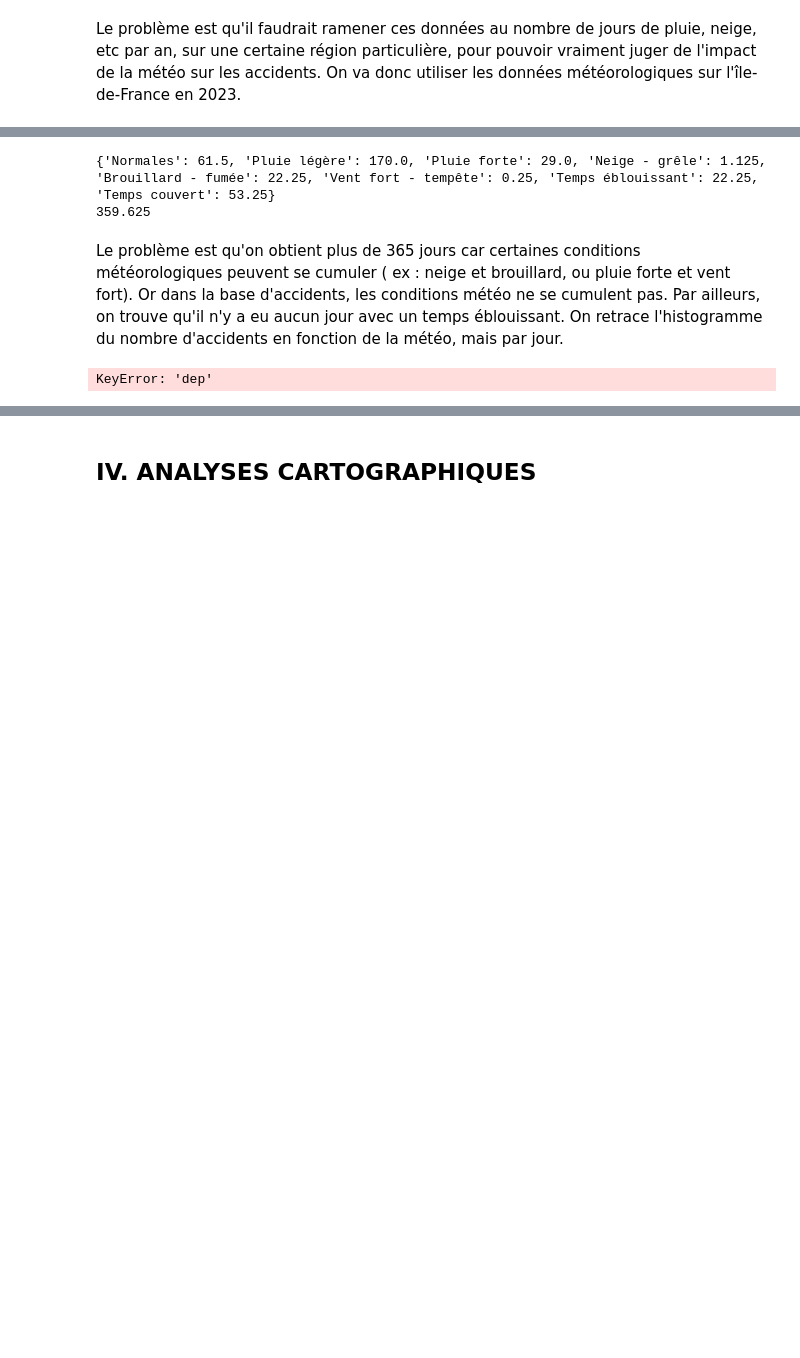
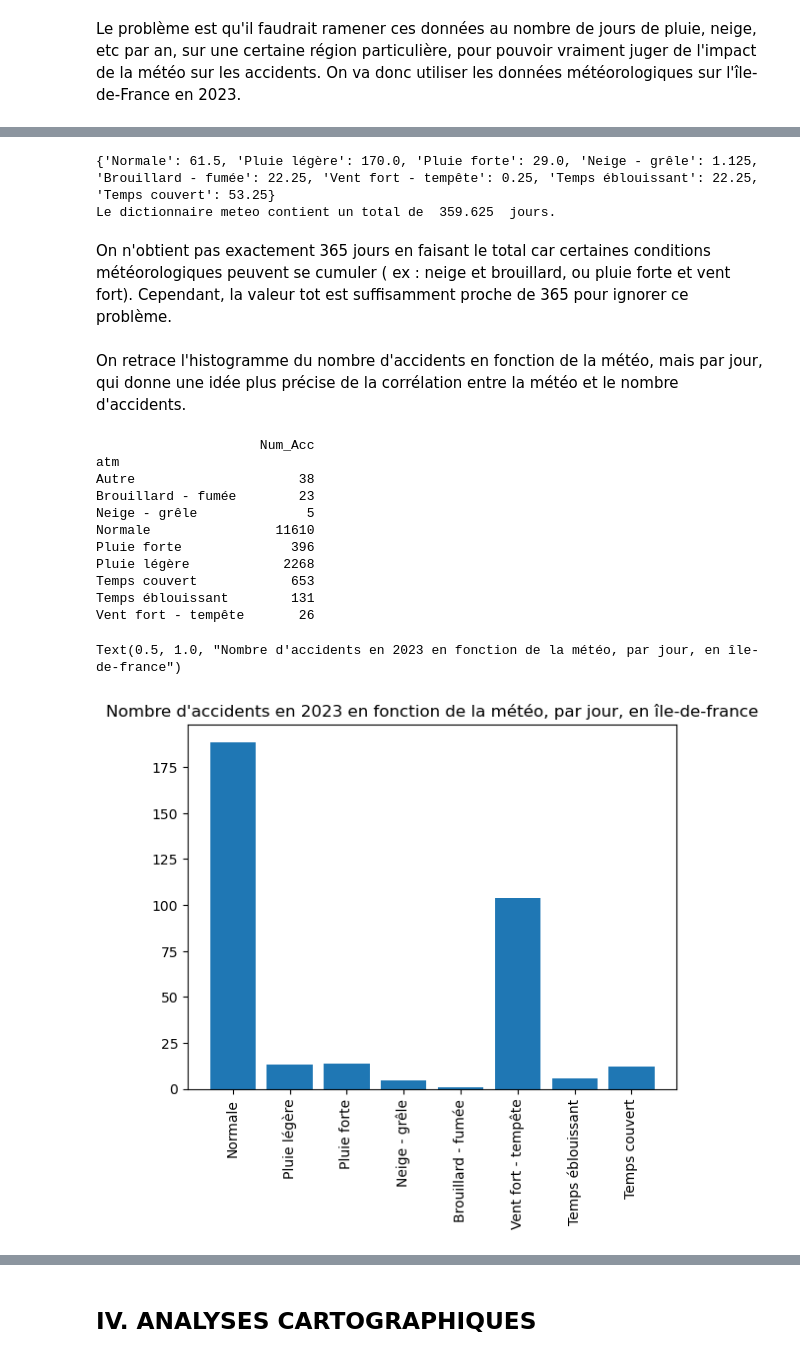
Before and after one commit to celineferbach/Projet-accidents-de-la-route, a Jupyter notebook: importation.ipynb, the cells around one changed output, grey strips where cells are left out. Cells and saved outputs as stored; diff of their text form; code cells hidden in the pictures; blank space fills up the shorter version.

```diff
--- a/importation.ipynb
+++ b/importation.ipynb
@@ -915,5 +936,5 @@ On considère que le temps est éblouissant si GLOT > 5000 J/cm2 et couvert si G
 # %%
-meteo_75 = { "Normales" : 0, "Pluie légère" : 0, "Pluie forte" : 0, "Neige - grêle" : 0, "Brouillard - fumée" : 0,
+meteo_75 = { "Normale" : 0, "Pluie légère" : 0, "Pluie forte" : 0, "Neige - grêle" : 0, "Brouillard - fumée" : 0,
 "Vent fort - tempête" : 0, "Temps éblouissant" : 0, "Temps couvert" : 0}
 
 meteo_75["Neige - grêle"] = df_meteo_75.loc[(df_meteo_75['NEIG'] == 1) |
@@ -927,7 +948,7 @@ meteo_75["Pluie forte"] = df_meteo_75.loc[df_meteo_75['RR'] >= 8].shape[0]
 meteo_75["Pluie légère"] = df_meteo_75.loc[(df_meteo_75['RR'] >= 0.1) & (df_meteo_75['RR'] < 8)].shape[0]
 meteo_75["Temps éblouissant"] = df_meteo_75.loc[df_meteo_75['GLOT'] > 2500].shape[0]
 meteo_75["Temps couvert"] = df_meteo_75.loc[(df_meteo_75['GLOT'] < 400) & (df_meteo_75['GLOT'] != -1)].shape[0]
-meteo_75["Normales"] = df_meteo_75.loc[(df_meteo_75['NEIG'] != 1) & (df_meteo_75['SOLNEIGE'] != 1) &
+meteo_75["Normale"] = df_meteo_75.loc[(df_meteo_75['NEIG'] != 1) & (df_meteo_75['SOLNEIGE'] != 1) &
                                         (df_meteo_75['GRELE'] != 1) & (df_meteo_75['BROU'] != 1) &
                                         (df_meteo_75['FUMEE'] != 1) & (df_meteo_75['BRUME'] != 1) &
                                         (df_meteo_75['FFM'] < 10) & (df_meteo_75['RR'] < 0.1) &
@@ -935,7 +956,7 @@ meteo_75["Normales"] = df_meteo_75.loc[(df_meteo_75['NEIG'] != 1) & (df_meteo_75
                                         (df_meteo_75['GLOT'] == -1))].shape[0]
 
 
-meteo_77 = { "Normales" : 0, "Pluie légère" : 0, "Pluie forte" : 0, "Neige - grêle" : 0, "Brouillard - fumée" : 0,
+meteo_77 = { "Normale" : 0, "Pluie légère" : 0, "Pluie forte" : 0, "Neige - grêle" : 0, "Brouillard - fumée" : 0,
 "Vent fort - tempête" : 0, "Temps éblouissant" : 0, "Temps couvert" : 0}
 
 meteo_77["Neige - grêle"] = df_meteo_77.loc[(df_meteo_77['NEIG'] == 1) |
@@ -949,7 +970,7 @@ meteo_77["Pluie forte"] = df_meteo_77.loc[df_meteo_77['RR'] >= 8].shape[0]
 meteo_77["Pluie légère"] = df_meteo_77.loc[(df_meteo_77['RR'] >= 0.1) & (df_meteo_77['RR'] < 8)].shape[0]
 meteo_77["Temps éblouissant"] = df_meteo_77.loc[df_meteo_77['GLOT'] > 2500].shape[0]
 meteo_77["Temps couvert"] = df_meteo_77.loc[(df_meteo_77['GLOT'] < 400) & (df_meteo_77['GLOT'] != -1)].shape[0]
-meteo_77["Normales"] = df_meteo_77.loc[(df_meteo_77['NEIG'] != 1) & (df_meteo_77['SOLNEIGE'] != 1) &
+meteo_77["Normale"] = df_meteo_77.loc[(df_meteo_77['NEIG'] != 1) & (df_meteo_77['SOLNEIGE'] != 1) &
                                         (df_meteo_77['GRELE'] != 1) & (df_meteo_77['BROU'] != 1) &
                                         (df_meteo_77['FUMEE'] != 1) & (df_meteo_77['BRUME'] != 1) &
                                         (df_meteo_77['FFM'] < 10) & (df_meteo_77['RR'] < 0.1) &
@@ -957,7 +978,7 @@ meteo_77["Normales"] = df_meteo_77.loc[(df_meteo_77['NEIG'] != 1) & (df_meteo_77
                                         (df_meteo_77['GLOT'] == -1))].shape[0]
 
 
-meteo_78 = { "Normales" : 0, "Pluie légère" : 0, "Pluie forte" : 0, "Neige - grêle" : 0, "Brouillard - fumée" : 0,
+meteo_78 = { "Normale" : 0, "Pluie légère" : 0, "Pluie forte" : 0, "Neige - grêle" : 0, "Brouillard - fumée" : 0,
 "Vent fort - tempête" : 0, "Temps éblouissant" : 0, "Temps couvert" : 0}
 
 meteo_78["Neige - grêle"] = df_meteo_78.loc[(df_meteo_78['NEIG'] == 1) |
@@ -971,14 +992,14 @@ meteo_78["Pluie forte"] = df_meteo_78.loc[df_meteo_78['RR'] >= 8].shape[0]
 meteo_78["Pluie légère"] = df_meteo_78.loc[(df_meteo_78['RR'] >= 0.1) & (df_meteo_78['RR'] < 8)].shape[0]
 meteo_78["Temps éblouissant"] = df_meteo_78.loc[df_meteo_78['GLOT'] > 2500].shape[0]
 meteo_78["Temps couvert"] = df_meteo_78.loc[(df_meteo_78['GLOT'] < 400) & (df_meteo_78['GLOT'] != -1)].shape[0]
-meteo_78["Normales"] = df_meteo_78.loc[(df_meteo_78['NEIG'] != 1) & (df_meteo_78['SOLNEIGE'] != 1) &
+meteo_78["Normale"] = df_meteo_78.loc[(df_meteo_78['NEIG'] != 1) & (df_meteo_78['SOLNEIGE'] != 1) &
                                         (df_meteo_78['GRELE'] != 1) & (df_meteo_78['BROU'] != 1) &
                                         (df_meteo_78['FUMEE'] != 1) & (df_meteo_78['BRUME'] != 1) &
                                         (df_meteo_78['FFM'] < 10) & (df_meteo_78['RR'] < 0.1) &
                                         (((df_meteo_78['GLOT'] >= 400) & (df_meteo_78['GLOT'] <= 2500)) |
                                         (df_meteo_78['GLOT'] == -1))].shape[0]
 
-meteo_91 = { "Normales" : 0, "Pluie légère" : 0, "Pluie forte" : 0, "Neige - grêle" : 0, "Brouillard - fumée" : 0,
+meteo_91 = { "Normale" : 0, "Pluie légère" : 0, "Pluie forte" : 0, "Neige - grêle" : 0, "Brouillard - fumée" : 0,
 "Vent fort - tempête" : 0, "Temps éblouissant" : 0, "Temps couvert" : 0}
 
 meteo_91["Neige - grêle"] = df_meteo_91.loc[(df_meteo_91['NEIG'] == 1) |
@@ -992,14 +1013,14 @@ meteo_91["Pluie forte"] = df_meteo_91.loc[df_meteo_91['RR'] >= 8].shape[0]
 meteo_91["Pluie légère"] = df_meteo_91.loc[(df_meteo_91['RR'] >= 0.1) & (df_meteo_91['RR'] < 8)].shape[0]
 meteo_91["Temps éblouissant"] = df_meteo_91.loc[df_meteo_91['GLOT'] > 2500].shape[0]
 meteo_91["Temps couvert"] = df_meteo_91.loc[(df_meteo_91['GLOT'] < 400) & (df_meteo_91['GLOT'] != -1)].shape[0]
-meteo_91["Normales"] = df_meteo_91.loc[(df_meteo_91['NEIG'] != 1) & (df_meteo_91['SOLNEIGE'] != 1) &
+meteo_91["Normale"] = df_meteo_91.loc[(df_meteo_91['NEIG'] != 1) & (df_meteo_91['SOLNEIGE'] != 1) &
                                         (df_meteo_91['GRELE'] != 1) & (df_meteo_91['BROU'] != 1) &
                                         (df_meteo_91['FUMEE'] != 1) & (df_meteo_91['BRUME'] != 1) &
                                         (df_meteo_91['FFM'] < 10) & (df_meteo_91['RR'] < 0.1) &
                                         (((df_meteo_91['GLOT'] >= 400) & (df_meteo_91['GLOT'] <= 2500)) |
                                         (df_meteo_91['GLOT'] == -1))].shape[0]
 
-meteo_92 = { "Normales" : 0, "Pluie légère" : 0, "Pluie forte" : 0, "Neige - grêle" : 0, "Brouillard - fumée" : 0,
+meteo_92 = { "Normale" : 0, "Pluie légère" : 0, "Pluie forte" : 0, "Neige - grêle" : 0, "Brouillard - fumée" : 0,
 "Vent fort - tempête" : 0, "Temps éblouissant" : 0, "Temps couvert" : 0}
 
 meteo_92["Neige - grêle"] = df_meteo_92.loc[(df_meteo_92['NEIG'] == 1) |
@@ -1013,14 +1034,14 @@ meteo_92["Pluie forte"] = df_meteo_92.loc[df_meteo_92['RR'] >= 8].shape[0]
 meteo_92["Pluie légère"] = df_meteo_92.loc[(df_meteo_92['RR'] >= 0.1) & (df_meteo_92['RR'] < 8)].shape[0]
 meteo_92["Temps éblouissant"] = df_meteo_92.loc[df_meteo_92['GLOT'] > 2500].shape[0]
 meteo_92["Temps couvert"] = df_meteo_92.loc[(df_meteo_92['GLOT'] < 400) & (df_meteo_92['GLOT'] != -1)].shape[0]
-meteo_92["Normales"] = df_meteo_92.loc[(df_meteo_92['NEIG'] != 1) & (df_meteo_92['SOLNEIGE'] != 1) &
+meteo_92["Normale"] = df_meteo_92.loc[(df_meteo_92['NEIG'] != 1) & (df_meteo_92['SOLNEIGE'] != 1) &
                                         (df_meteo_92['GRELE'] != 1) & (df_meteo_92['BROU'] != 1) &
                                         (df_meteo_92['FUMEE'] != 1) & (df_meteo_92['BRUME'] != 1) &
                                         (df_meteo_92['FFM'] < 10) & (df_meteo_92['RR'] < 0.1) &
                                         (((df_meteo_92['GLOT'] >= 400) & (df_meteo_92['GLOT'] <= 2500)) |
                                         (df_meteo_92['GLOT'] == -1))].shape[0]
 
-meteo_93 = { "Normales" : 0, "Pluie légère" : 0, "Pluie forte" : 0, "Neige - grêle" : 0, "Brouillard - fumée" : 0,
+meteo_93 = { "Normale" : 0, "Pluie légère" : 0, "Pluie forte" : 0, "Neige - grêle" : 0, "Brouillard - fumée" : 0,
 "Vent fort - tempête" : 0, "Temps éblouissant" : 0, "Temps couvert" : 0}
 
 meteo_93["Neige - grêle"] = df_meteo_93.loc[(df_meteo_93['NEIG'] == 1) |
@@ -1034,14 +1055,14 @@ meteo_93["Pluie forte"] = df_meteo_93.loc[df_meteo_93['RR'] >= 8].shape[0]
 meteo_93["Pluie légère"] = df_meteo_93.loc[(df_meteo_93['RR'] >= 0.1) & (df_meteo_93['RR'] < 8)].shape[0]
 meteo_93["Temps éblouissant"] = df_meteo_93.loc[df_meteo_93['GLOT'] > 2500].shape[0]
 meteo_93["Temps couvert"] = df_meteo_93.loc[(df_meteo_93['GLOT'] < 400) & (df_meteo_93['GLOT'] != -1)].shape[0]
-meteo_93["Normales"] = df_meteo_93.loc[(df_meteo_93['NEIG'] != 1) & (df_meteo_93['SOLNEIGE'] != 1) &
+meteo_93["Normale"] = df_meteo_93.loc[(df_meteo_93['NEIG'] != 1) & (df_meteo_93['SOLNEIGE'] != 1) &
                                         (df_meteo_93['GRELE'] != 1) & (df_meteo_93['BROU'] != 1) &
                                         (df_meteo_93['FUMEE'] != 1) & (df_meteo_93['BRUME'] != 1) &
                                         (df_meteo_93['FFM'] < 10) & (df_meteo_93['RR'] < 0.1) &
                                         (((df_meteo_93['GLOT'] >= 400) & (df_meteo_93['GLOT'] <= 2500)) |
                                         (df_meteo_93['GLOT'] == -1))].shape[0]
 
-meteo_94 = { "Normales" : 0, "Pluie légère" : 0, "Pluie forte" : 0, "Neige - grêle" : 0, "Brouillard - fumée" : 0,
+meteo_94 = { "Normale" : 0, "Pluie légère" : 0, "Pluie forte" : 0, "Neige - grêle" : 0, "Brouillard - fumée" : 0,
 "Vent fort - tempête" : 0, "Temps éblouissant" : 0, "Temps couvert" : 0}
 
 meteo_94["Neige - grêle"] = df_meteo_94.loc[(df_meteo_94['NEIG'] == 1) |
@@ -1055,14 +1076,14 @@ meteo_94["Pluie forte"] = df_meteo_94.loc[df_meteo_94['RR'] >= 8].shape[0]
 meteo_94["Pluie légère"] = df_meteo_94.loc[(df_meteo_94['RR'] >= 0.1) & (df_meteo_94['RR'] < 8)].shape[0]
 meteo_94["Temps éblouissant"] = df_meteo_94.loc[df_meteo_94['GLOT'] > 2500].shape[0]
 meteo_94["Temps couvert"] = df_meteo_94.loc[(df_meteo_94['GLOT'] < 400) & (df_meteo_94['GLOT'] != -1)].shape[0]
-meteo_94["Normales"] = df_meteo_94.loc[(df_meteo_94['NEIG'] != 1) & (df_meteo_94['SOLNEIGE'] != 1) &
+meteo_94["Normale"] = df_meteo_94.loc[(df_meteo_94['NEIG'] != 1) & (df_meteo_94['SOLNEIGE'] != 1) &
                                         (df_meteo_94['GRELE'] != 1) & (df_meteo_94['BROU'] != 1) &
                                         (df_meteo_94['FUMEE'] != 1) & (df_meteo_94['BRUME'] != 1) &
                                         (df_meteo_94['FFM'] < 10) & (df_meteo_94['RR'] < 0.1) &
                                         (((df_meteo_94['GLOT'] >= 400) & (df_meteo_94['GLOT'] <= 2500)) |
                                         (df_meteo_94['GLOT'] == -1))].shape[0]
 
-meteo_95 = { "Normales" : 0, "Pluie légère" : 0, "Pluie forte" : 0, "Neige - grêle" : 0, "Brouillard - fumée" : 0,
+meteo_95 = { "Normale" : 0, "Pluie légère" : 0, "Pluie forte" : 0, "Neige - grêle" : 0, "Brouillard - fumée" : 0,
 "Vent fort - tempête" : 0, "Temps éblouissant" : 0, "Temps couvert" : 0}
 
 meteo_95["Neige - grêle"] = df_meteo_95.loc[(df_meteo_95['NEIG'] == 1) |
@@ -1076,7 +1097,7 @@ meteo_95["Pluie forte"] = df_meteo_95.loc[df_meteo_95['RR'] >= 8].shape[0]
 meteo_95["Pluie légère"] = df_meteo_95.loc[(df_meteo_95['RR'] >= 0.1) & (df_meteo_95['RR'] < 8)].shape[0]
 meteo_95["Temps éblouissant"] = df_meteo_95.loc[df_meteo_95['GLOT'] > 2500].shape[0]
 meteo_95["Temps couvert"] = df_meteo_95.loc[(df_meteo_95['GLOT'] < 400) & (df_meteo_95['GLOT'] != -1)].shape[0]
-meteo_95["Normales"] = df_meteo_95.loc[(df_meteo_95['NEIG'] != 1) & (df_meteo_95['SOLNEIGE'] != 1) &
+meteo_95["Normale"] = df_meteo_95.loc[(df_meteo_95['NEIG'] != 1) & (df_meteo_95['SOLNEIGE'] != 1) &
                                         (df_meteo_95['GRELE'] != 1) & (df_meteo_95['BROU'] != 1) &
                                         (df_meteo_95['FUMEE'] != 1) & (df_meteo_95['BRUME'] != 1) &
                                         (df_meteo_95['FFM'] < 10) & (df_meteo_95['RR'] < 0.1) &
@@ -1085,30 +1106,44 @@ meteo_95["Normales"] = df_meteo_95.loc[(df_meteo_95['NEIG'] != 1) & (df_meteo_95
 
 meteo = { k : (meteo_75[k] + meteo_77[k] + meteo_78[k] + meteo_91[k] + meteo_92[k] + meteo_93[k] + meteo_94[k] + meteo_95[k])/8 for k in meteo_75}
 print(meteo)
+
+#on vérifie que le nombre total de jours calculés vaut 365
 tot = 0
 for d in meteo :
     tot += meteo[d]
-print(tot)
+print("Le dictionnaire meteo contient un total de ", tot, " jours.")
 # %% [output]
-{'Normales': 61.5, 'Pluie légère': 170.0, 'Pluie forte': 29.0, 'Neige - grêle': 1.125, 'Brouillard - fumée': 22.25, 'Vent fort - tempête': 0.25, 'Temps éblouissant': 22.25, 'Temps couvert': 53.25}
-359.625
+{'Normale': 61.5, 'Pluie légère': 170.0, 'Pluie forte': 29.0, 'Neige - grêle': 1.125, 'Brouillard - fumée': 22.25, 'Vent fort - tempête': 0.25, 'Temps éblouissant': 22.25, 'Temps couvert': 53.25}
+Le dictionnaire meteo contient un total de  359.625  jours.
-# %% [markdown]
-Le problème est qu'on obtient plus de 365 jours car certaines conditions météorologiques peuvent se cumuler ( ex : neige et brouillard, ou pluie forte et vent fort). Or dans la base d'accidents, les conditions météo ne se cumulent pas. Par ailleurs, on trouve qu'il n'y a eu aucun jour avec un temps éblouissant.
-On retrace l'histogramme du nombre d'accidents en fonction de la météo, mais par jour.
+# %% [markdown]
+On n'obtient pas exactement 365 jours en faisant le total car certaines conditions météorologiques peuvent se cumuler ( ex : neige et brouillard, ou pluie forte et vent fort). Cependant, la valeur tot est suffisamment proche de 365 pour ignorer ce problème.
+# %% [markdown]
+On retrace l'histogramme du nombre d'accidents en fonction de la météo, mais par jour, qui donne une idée plus précise de la corrélation entre la météo et le nombre d'accidents.
 # %%
-df_idf = df.loc[(df['dep'] ==75) | (df['dep'] ==77) | (df['dep'] ==78) | (df['dep'] ==91) |
-                (df['dep'] ==92) | (df['dep'] ==93) | (df['dep'] ==94) | (df['dep'] ==95)]
+df_idf = df.loc[(df['INSEE_DEP'] ==75) | (df['INSEE_DEP'] ==77) | (df['INSEE_DEP'] ==78) | (df['INSEE_DEP'] ==91) |
+                (df['INSEE_DEP'] ==92) | (df['INSEE_DEP'] ==93) | (df['INSEE_DEP'] ==94) | (df['INSEE_DEP'] ==95)]
 df_atm = df_idf.groupby("atm").agg({"Num_Acc": "nunique"})
 Num_Acc = df_atm["Num_Acc"].tolist()
-Num_Acc.pop()
-nb_jours = [meteo[k] for k in meteo]
-Num_Acc_pjour = [Num_Acc[k]/nb_jours[k] for k in range (len(Num_Acc))]
+Num_Acc.pop(0)
+Num_Acc_pjour = [df_atm.at[k, 'Num_Acc']/meteo[k] for k in meteo]
 
-hist = { "atm" : ["Normales", "Pluie légère", "Pluie forte", "Neige - grêle", "Brouillard - fumée",
+hist = { "atm" : ["Normale", "Pluie légère", "Pluie forte", "Neige - grêle", "Brouillard - fumée",
                   "Vent fort - tempête", "Temps éblouissant", "Temps couvert"],
         "Num_Acc" : Num_Acc_pjour}
 plt.bar(hist["atm"], hist["Num_Acc"])
 plt.xticks(rotation = 90)
 plt.title("Nombre d'accidents en 2023 en fonction de la météo, par jour, en île-de-france")
 # %% [output]
-KeyError: 'dep'
+                     Num_Acc
+atm
+Autre                     38
+Brouillard - fumée        23
+Neige - grêle              5
+Normale                11610
+Pluie forte              396
+Pluie légère            2268
+Temps couvert            653
+Temps éblouissant        131
+Vent fort - tempête       26
+Text(0.5, 1.0, "Nombre d'accidents en 2023 en fonction de la météo, par jour, en île-de-france")
+[figure, added]
```
Also changed, not shown: parts of 24 cells of this notebook, 1 other file.
